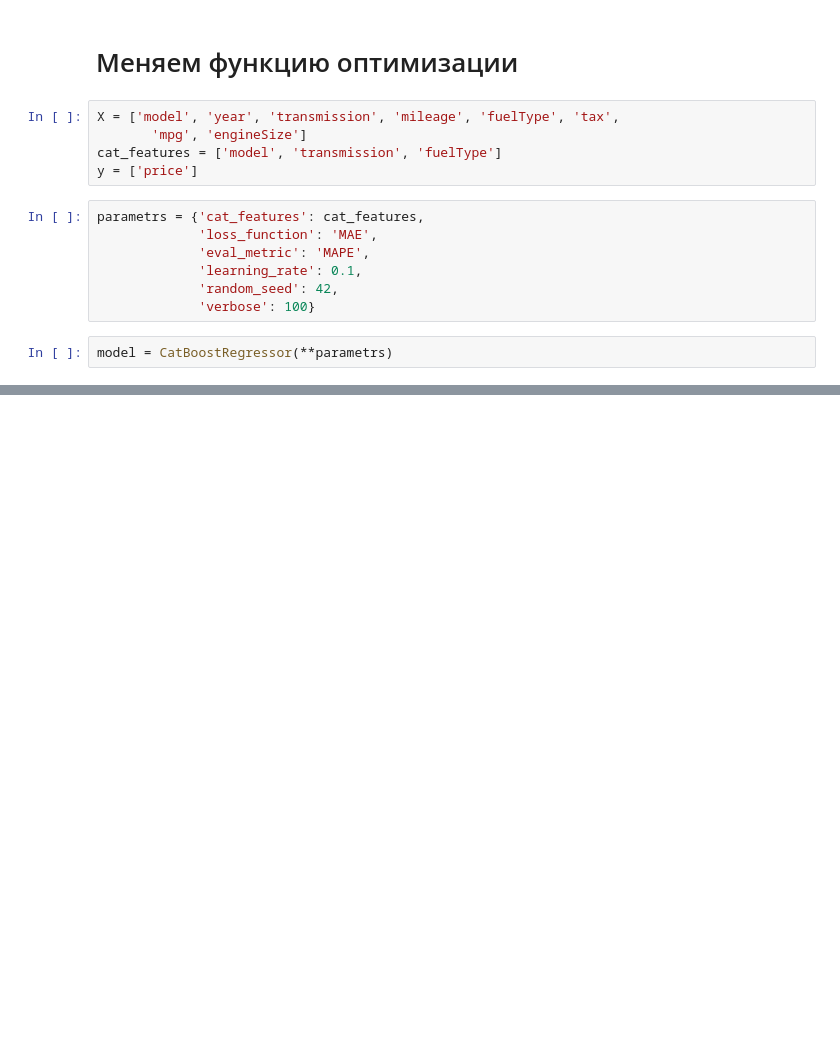
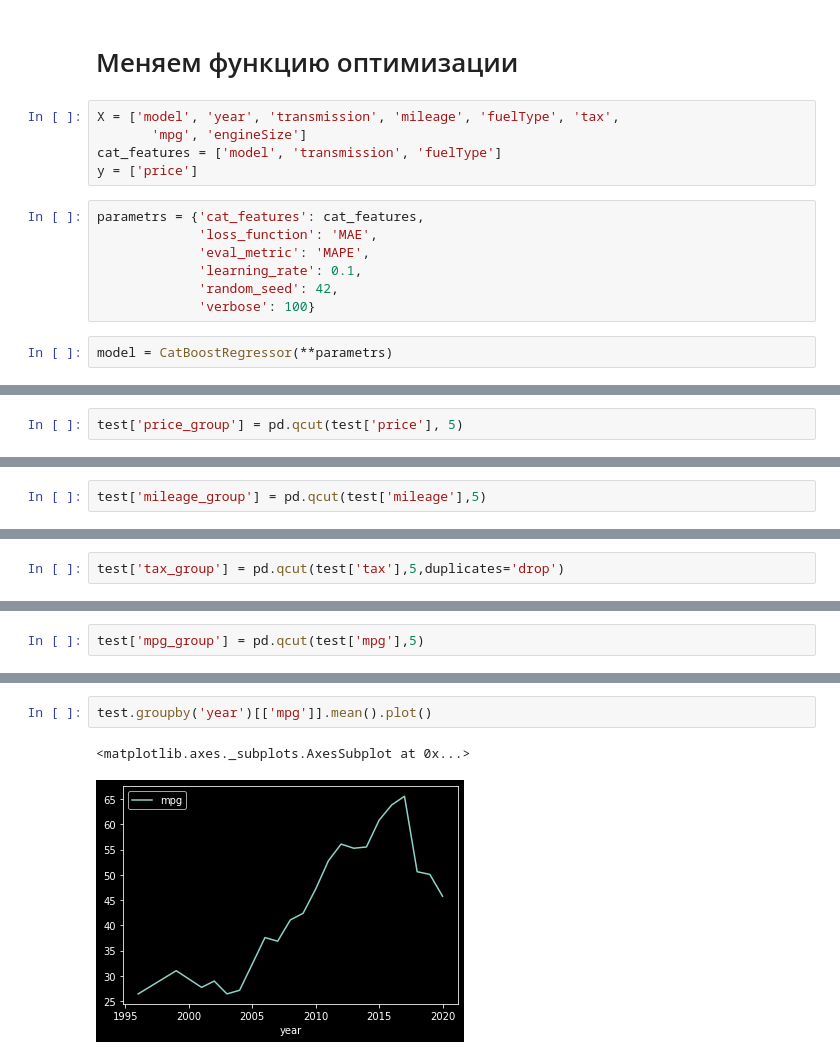
Before and after one commit to arsengir/colab, a Jupyter notebook: machine_learning.ipynb, the cells around one changed output, grey strips where cells are left out. Drawn from its saved outputs; the diff is of its cells as text; blank space fills up the shorter version.

```diff
--- a/machine_learning.ipynb
+++ b/machine_learning.ipynb
@@ -207,0 +600,2 @@ model.fit(train[X], train[y], eval_set=(val[X],val[y]))
+# %%
+test['price_group'] = pd.qcut(test['price'], 5)
@@ -207,0 +758,2 @@ model.fit(train[X], train[y], eval_set=(val[X],val[y]))
+# %%
+test['mileage_group'] = pd.qcut(test['mileage'],5)
@@ -207,0 +779,2 @@ model.fit(train[X], train[y], eval_set=(val[X],val[y]))
+# %%
+test['tax_group'] = pd.qcut(test['tax'],5,duplicates='drop')
@@ -207,0 +800,2 @@ model.fit(train[X], train[y], eval_set=(val[X],val[y]))
+# %%
+test['mpg_group'] = pd.qcut(test['mpg'],5)
@@ -207,0 +823,5 @@ model.fit(train[X], train[y], eval_set=(val[X],val[y]))
+# %%
+test.groupby('year')[['mpg']].mean().plot()
+# %% [output]
+<matplotlib.axes._subplots.AxesSubplot at 0x...>
+[figure, added]
```
Also changed, not shown: parts of 101 cells of this notebook.
